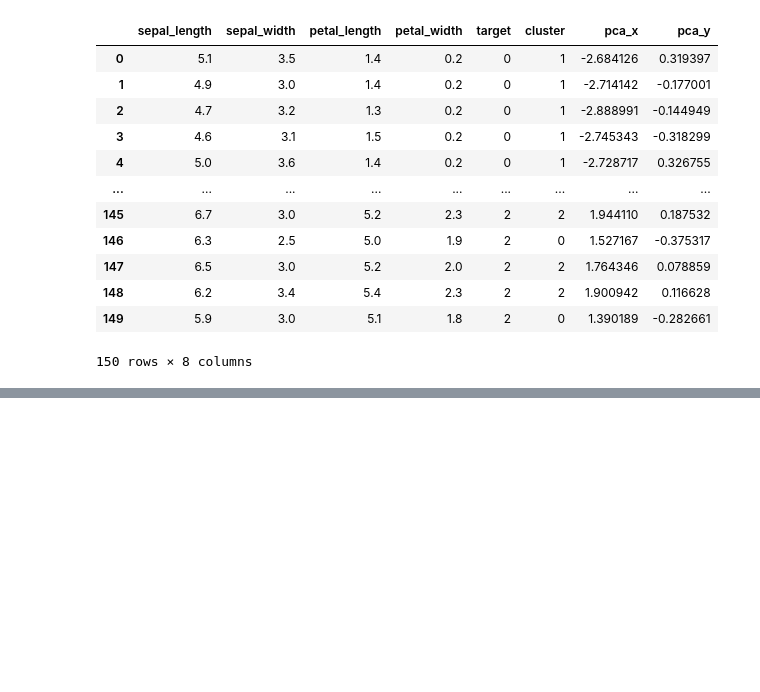
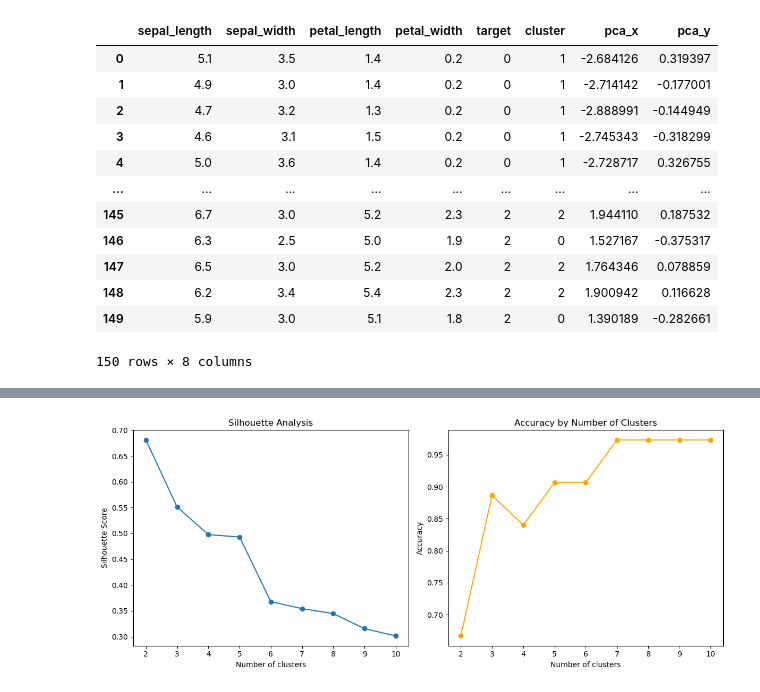
Before and after one commit to YangGuiBee/ML, a Jupyter notebook: TextBook-10/ex10.ipynb, the cells around one changed output, grey strips where cells are left out. Saved outputs shown, nothing was run; the diff lists cells and outputs as text; code cells hidden in the pictures; blank space fills up the shorter version.

```diff
--- a/TextBook-10/ex10.ipynb
+++ b/TextBook-10/ex10.ipynb
@@ -1191,0 +922,57 @@ visualize_kmeans_plot_multi([2,3,4,5],X_features_scaled)
+# %%
+##############################
+# silhouette
+##############################
+import matplotlib.pyplot as plt
+import numpy as np
+from sklearn.datasets import load_iris
+from sklearn.cluster import KMeans
+from sklearn.metrics import silhouette_score, accuracy_score
+from scipy.stats import mode
+
+# 데이터 로드
+iris = load_iris()
+data = iris.data
+true_labels = iris.target
+
+# 실루엣 분석 및 정확도를 통한 최적의 군집 수 찾기
+silhouette_scores = []
+accuracies = []
+
+for k in range(2, 11):  # 군집 수는 최소 2개 이상이어야 실루엣 점수를 계산할 수 있음
+    kmeans = KMeans(n_clusters=k, init='k-means++', random_state=42)
+    predicted_labels = kmeans.fit_predict(data)
+
+    # Silhouette Score 계산
+    silhouette = silhouette_score(data, predicted_labels)
+    silhouette_scores.append(silhouette)
+
+    # Accuracy 계산 (군집 레이블과 실제 레이블을 매핑하여 정확도 계산)
+    mapped_labels = np.zeros_like(predicted_labels)
+    for i in range(k):
+        mask = (predicted_labels == i)
+        mapped_labels[mask] = mode(true_labels[mask])[0]
+
+    accuracy = accuracy_score(true_labels, mapped_labels)
+    accuracies.append(accuracy)
+
+# 실루엣 점수 그래프 시각화
+plt.figure(figsize=(12, 5))
+
+plt.subplot(1, 2, 1)
+plt.plot(range(2, 11), silhouette_scores, marker='o')
+plt.title('Silhouette Analysis')
+plt.xlabel('Number of clusters')
+plt.ylabel('Silhouette Score')
+
+# 정확도 그래프 시각화
+plt.subplot(1, 2, 2)
+plt.plot(range(2, 11), accuracies, marker='o', color='orange')
+plt.title('Accuracy by Number of Clusters')
+plt.xlabel('Number of clusters')
+plt.ylabel('Accuracy')
+
+plt.tight_layout()
+plt.show()
+# %% [output]
+[figure, added]
```
Also changed, not shown: parts of 84 cells of this notebook.
